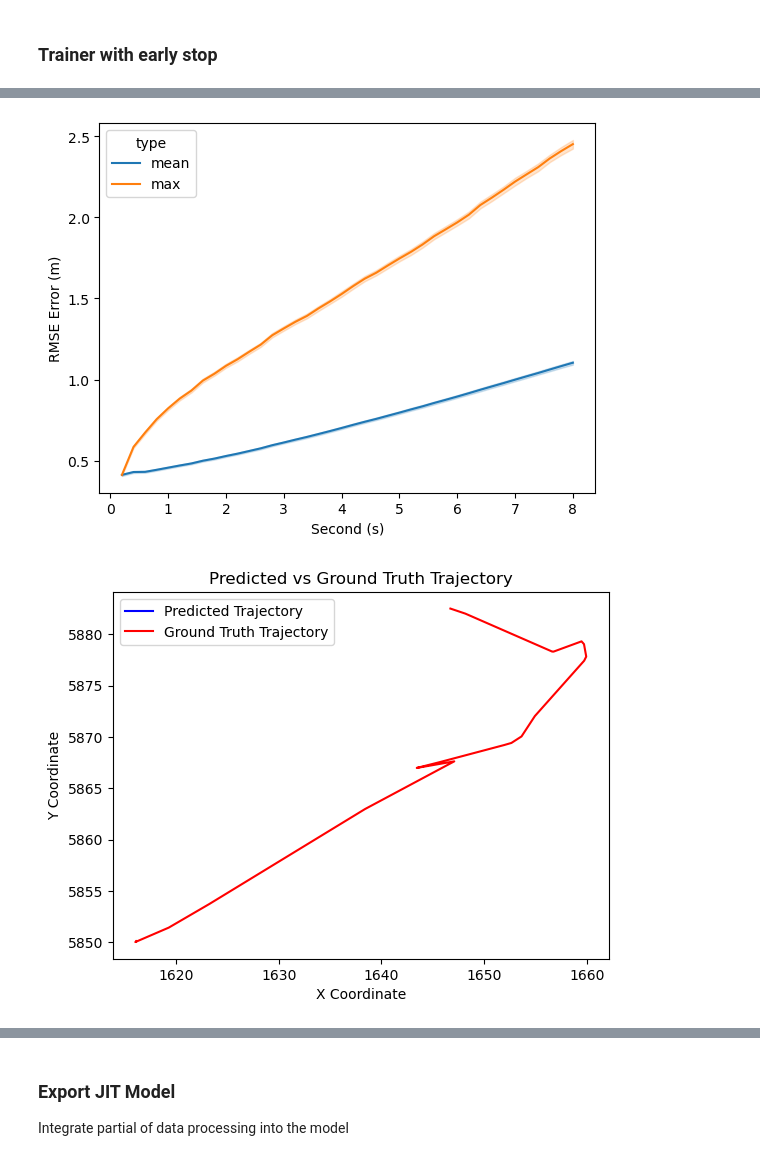
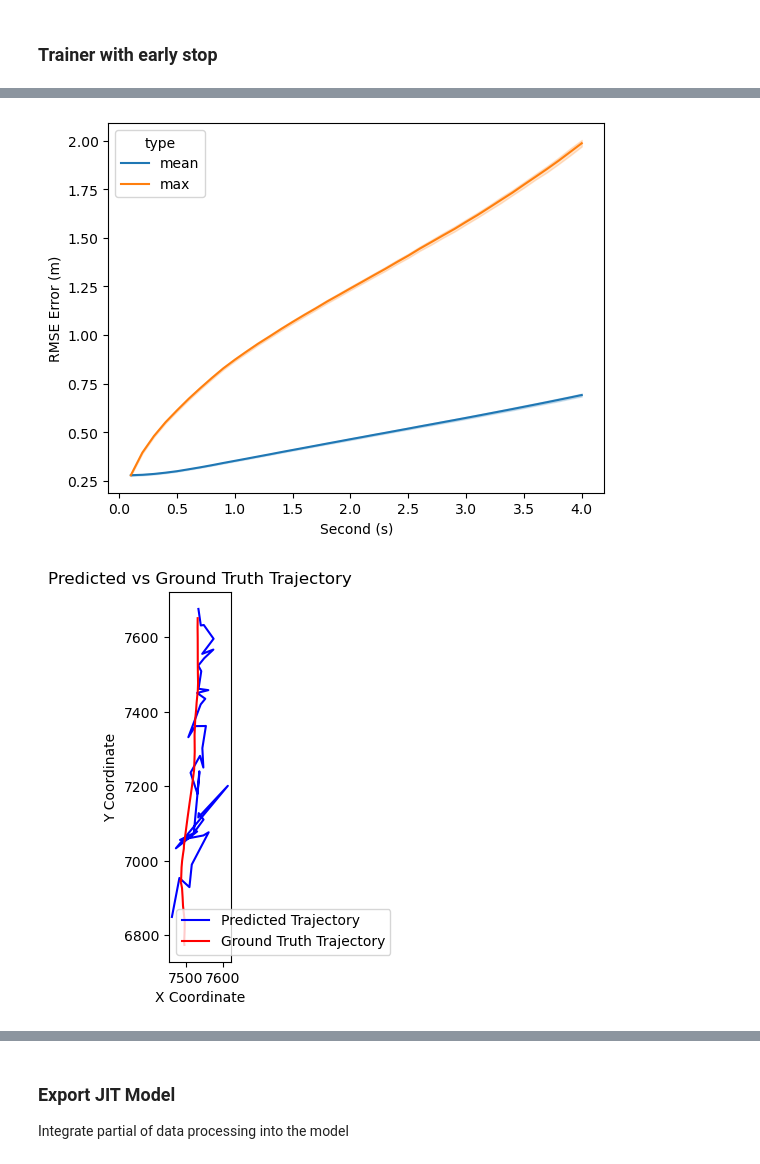
Before and after one commit to priest-yang/Pedestrian-Trajectory-Prediction, a Jupyter notebook: notebook/TFT_Flowmatching_2.ipynb, the cells around one changed output, grey strips where cells are left out. Drawn from its saved outputs; the diff is of its cells as text; code cells hidden in the pictures.

```diff
--- a/notebook/TFT_Flowmatching_2.ipynb
+++ b/notebook/TFT_Flowmatching_2.ipynb
@@ -1371,7 +619,7 @@ print(f"Using {device}")
 
 vqvae = VQVAE(input_dim=feature_dim, hidden_dim=512, num_embeddings=128, embedding_dim=128, commitment_cost=0.25)
 
-model = TemporalFusionTransformerDiffusion(num_features=feature_dim, num_hidden=128, num_outputs=2, num_steps=future_steps, diffusion_steps=10, vqvae=vqvae)
+model = TemporalFusionTransformerDiffusion(num_features=feature_dim, num_hidden=128, num_outputs=2, num_steps=future_steps, diffusion_steps=5, vqvae=vqvae)
 optimizer = optim.AdamW(model.parameters(), lr=5e-5)
 model.to(device)
 # %% [output]
@@ -1458,15 +707,15 @@ for epoch in range(n_epochs):
 
         # y_pred, vq_loss, perplexity = model(X_batch, y_batch=y_batch)
         # loss = loss_fn(y_pred[:, :future_steps, :2], y_batch[:, :future_steps, :2])
-        diff_loss, vq_loss, stationary_loss = model(X_batch, y_batch[:, :future_steps, :2])
+        diff_loss, vq_loss = model(X_batch, y_batch[:, :future_steps, :2])
 
 
         loss_all['diff_loss'].append(diff_loss.item())
         loss_all['vq_loss'].append(vq_loss.item() * 10)
-        loss_all['stationary_loss'].append(0.1 * stationary_loss.item())
-        loss_all['loss'].append(diff_loss.item() + vq_loss.item() * 10 + stationary_loss.item())
+
+        loss_all['loss'].append(diff_loss.item() + vq_loss.item() * 10)
         # add vq_loss
-        loss = diff_loss  + 10 * vq_loss + 0.1 * stationary_loss
+        loss = diff_loss  + 10 * vq_loss
 
         loss.backward()
         torch.nn.utils.clip_grad_norm_(model.parameters(), max_norm=1.0)
@@ -1477,8 +726,7 @@ for epoch in range(n_epochs):
             loss_item = sum(loss_all['loss'][-100:]) / 100
             vq_loss_item = sum(loss_all['vq_loss'][-100:]) / 100
             diff_loss_item = sum(loss_all['diff_loss'][-100:]) / 100
-            stationary_loss_item = sum(loss_all['stationary_loss'][-100:]) / 100
-            print(f"Epoch {epoch+1}, Step {step+1}, Loss: {loss_item:.6f}, VQ Loss: {vq_loss_item:.6f}, Stationary Loss: {stationary_loss_item:.6f}, Diff Loss: {diff_loss_item:.6f}, learning rate: {optimizer.param_groups[0]['lr']:.2e}")
+            print(f"Epoch {epoch+1}, Step {step+1}, Loss: {loss_item:.6f}, VQ Loss: {vq_loss_item:.6f}, Diff Loss: {diff_loss_item:.6f}, learning rate: {optimizer.param_groups[0]['lr']:.2e}")
 
         # Save model
         if (epoch * train_all + step + 1) % save_every == 0:
@@ -1747,36 +989,36 @@ df = pd.concat([df, df1])
 
 
 df['RMSE Error (m)'] = df['loss'] / 100 # to meters
-df['Second (s)'] = df['Second (s)'] / 5 # to seconds
+df['Second (s)'] = df['Second (s)'] / 10 # to seconds
 sns.lineplot(data = df, x='Second (s)', y='RMSE Error (m)', hue='type',) #  errorbar=('sd', 1),
 plt.savefig(f'../model/{model_name}/{folder_name}/res.png')
 plt.show()
 # %% [output]
-[figure, old version]
+[figure, new version]
 # %%
 # visualize
 
-time_stamp = 24299
+time_stamp = 25599
 import matplotlib.pyplot as plt
 import matplotlib.patches as mpatches
 
 pred = predictions[time_stamp, :, :].cpu().numpy()
 truth = truths[time_stamp, :, :].cpu().numpy()
 
 fig, ax = plt.subplots()
 
 # equal axis
 ax.set_aspect('equal')
 
 ax.plot(pred[:, 0], pred[:, 1], color='blue', label='Predicted Trajectory')
 ax.plot(truth[:, 0], truth[:, 1], color='red', label='Ground Truth Trajectory')
 ax.set_xlabel('X Coordinate')
 ax.set_ylabel('Y Coordinate')
 ax.set_title('Predicted vs Ground Truth Trajectory')
 ax.legend()
 plt.show()
 # %% [output]
-[figure, old version]
+[figure, new version]
 # %%
 exp_results = df.groupby(by=['Second (s)', 'type']).mean().unstack()['RMSE Error (m)']
 exp_results.to_csv(f'../model/{model_name}/{folder_name}/result.csv')
```
Also changed, not shown: parts of 9 cells of this notebook, 1 other file.
